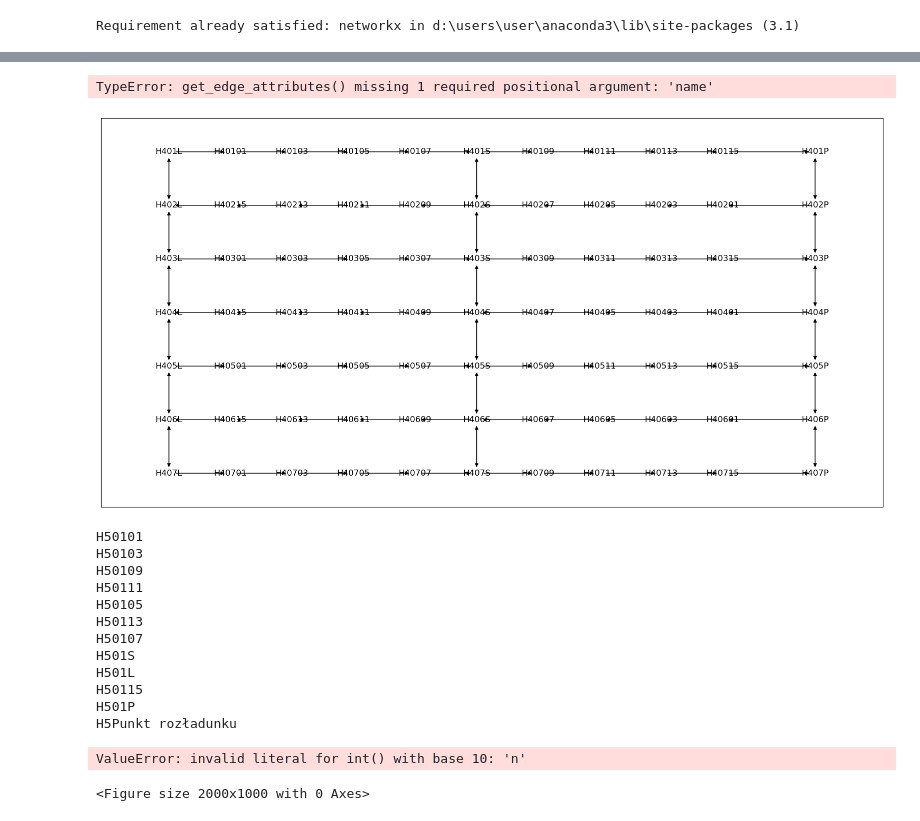
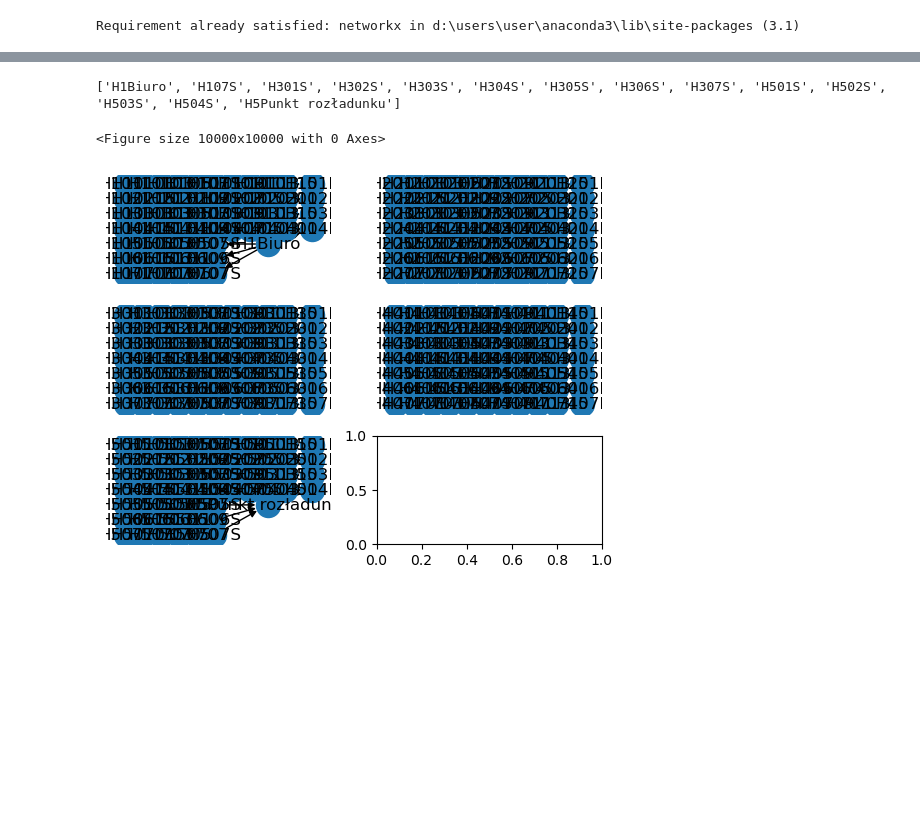
Before and after one commit to pawel-tumialis/Warehouse_Turtles, a Jupyter notebook: warehouse_Best.ipynb, the cells around one changed output, grey strips where cells are left out. Drawn from its saved outputs; the diff is of its cells as text; code cells hidden in the pictures; blank space fills up the shorter version.

```diff
--- a/warehouse_Best.ipynb
+++ b/warehouse_Best.ipynb
@@ -321,8 +204,0 @@ NetworkXError: Node 'H1Biuro' has no position.
-# %%
-plt.figure(figsize=(20, 10))
-pos=draw_nodes(H2,0,0,1,1)
-
-nx.draw_networkx(H2,pos,node_color="white")
-labels = nx.get_edge_attributes(H2)
-nx.draw_networkx_edge_labels(H2,pos,edge_labels=labels)
-plt.savefig("H2.png",transparent=True)
@@ -332,8 +204,0 @@ TypeError: get_edge_attributes() missing 1 required positional argument: 'name'
-# %%
-plt.figure(figsize=(20, 10))
-pos=draw_nodes(H3,0,0,1,1)
-
-nx.draw_networkx(H3,pos,node_color="white")
-labels = nx.get_edge_attributes(H3)
-nx.draw_networkx_edge_labels(H3,pos,edge_labels=labels)
-plt.savefig("H3.png",transparent=True)
@@ -343,34 +204,0 @@ TypeError: get_edge_attributes() missing 1 required positional argument: 'name'
-# %%
-plt.figure(figsize=(20, 10))
-pos=draw_nodes(H4,0,0,1,1)
-
-nx.draw_networkx(H4,pos,node_color="white")
-labels = nx.get_edge_attributes(H4)
-nx.draw_networkx_edge_labels(H4,pos,edge_labels=labels)
-plt.savefig("H4.png",transparent=True)
-# %% [output]
-TypeError: get_edge_attributes() missing 1 required positional argument: 'name'
-[figure, removed]
-# %%
-plt.figure(figsize=(20, 10))
-pos=draw_nodes(H5,0,0,1,1)
-
-nx.draw_networkx(H5,pos,node_color="white")
-labels = nx.get_edge_attributes(H5)
-nx.draw_networkx_edge_labels(H5,pos,edge_labels=labels)
-plt.savefig("H5.png",transparent=True)
-# %% [output]
-H50101
-H50103
-H50109
-H50111
-H50105
-H50113
-H50107
-H501S
-H501L
-H50115
-H501P
-H5Punkt rozładunku
-ValueError: invalid literal for int() with base 10: 'n'
-<Figure size 2000x1000 with 0 Axes>
@@ -376,0 +207,16 @@ ValueError: invalid literal for int() with base 10: 'n'
+# %%
+print(djisktra)
+# %% [output]
+['H1Biuro', 'H107S', 'H301S', 'H302S', 'H303S', 'H304S', 'H305S', 'H306S', 'H307S', 'H501S', 'H502S', 'H503S', 'H504S', 'H5Punkt rozładunku']
+# %%
+graphs=[H1,H2,H3,H4,H5]
+plt.figure(figsize=(100,100))
+fig, axes = plt.subplots(nrows=3, ncols=2)
+ax = axes.flatten()
+for i in range(5):
+    pos=draw_nodes(graphs[i])
+    nx.draw_networkx(graphs[i],pos=pos, ax=ax[i])
+    ax[i].set_axis_off()
+# %% [output]
+<Figure size 10000x10000 with 0 Axes>
+[figure, added]
```
Also changed, not shown: parts of 20 cells of this notebook.
